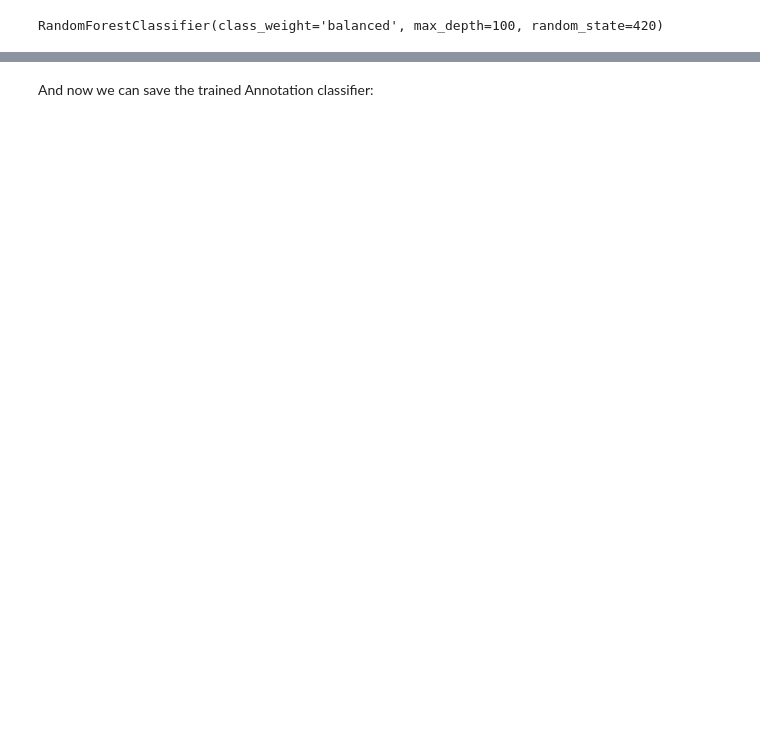
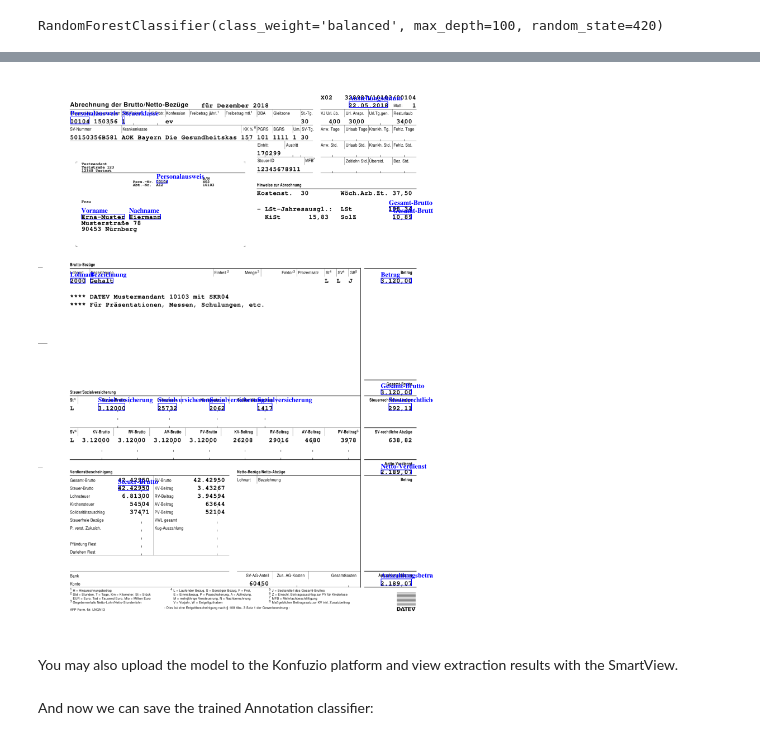
Before and after one commit to konfuzio-ai/konfuzio-sdk, a Jupyter notebook: notebooks/Blueprint demo.ipynb, the cells around one changed output, grey strips where cells are left out. Saved outputs shown, nothing was run; the diff lists cells and outputs as text; code cells hidden in the pictures; blank space fills up the shorter version.

```diff
--- a/notebooks/Blueprint demo.ipynb
+++ b/notebooks/Blueprint demo.ipynb
@@ -270,0 +225,3 @@ RandomForestClassifier(class_weight='balanced', max_depth=100, random_state=420)
+# %%
+img = document.pages()[0].get_image()
+img = img.convert('RGB')
@@ -271,3 +239,9 @@ RandomForestClassifier(class_weight='balanced', max_depth=100, random_state=420)
+# %%
+img
+# %% [output]
+[figure, added]
+# %% [markdown]
+You may also upload the model to the Konfuzio platform and view extraction results with the SmartView.
 # %% [markdown]
 And now we can save the trained Annotation classifier:
 # %%
```
Also changed, not shown: parts of 139 cells of this notebook, 1 other file.
